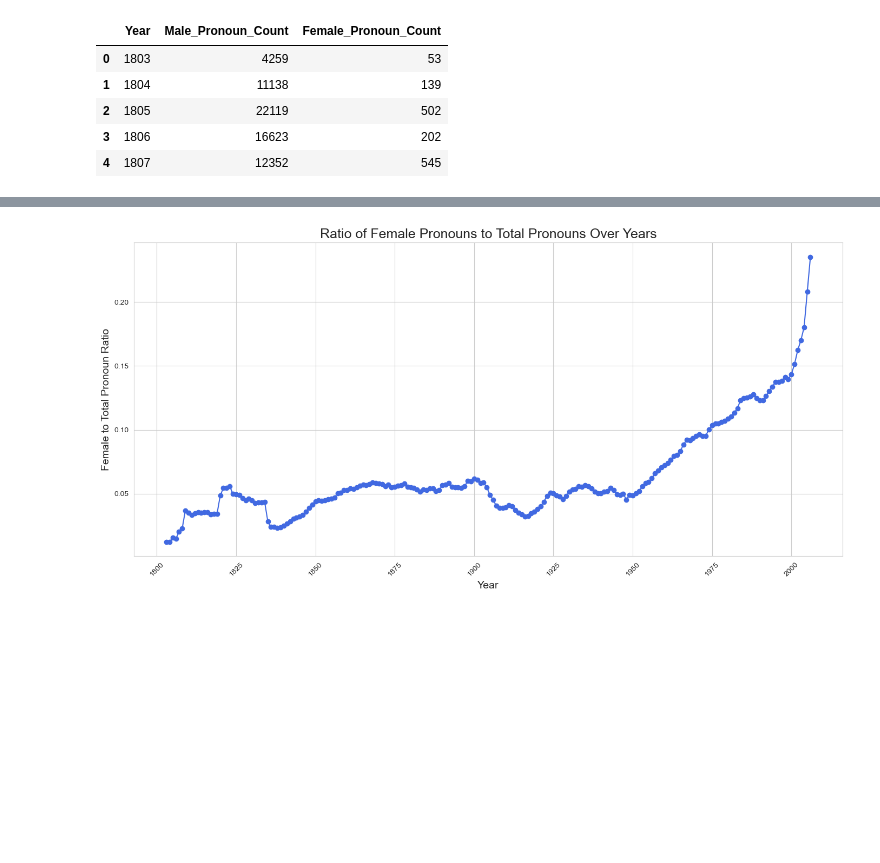
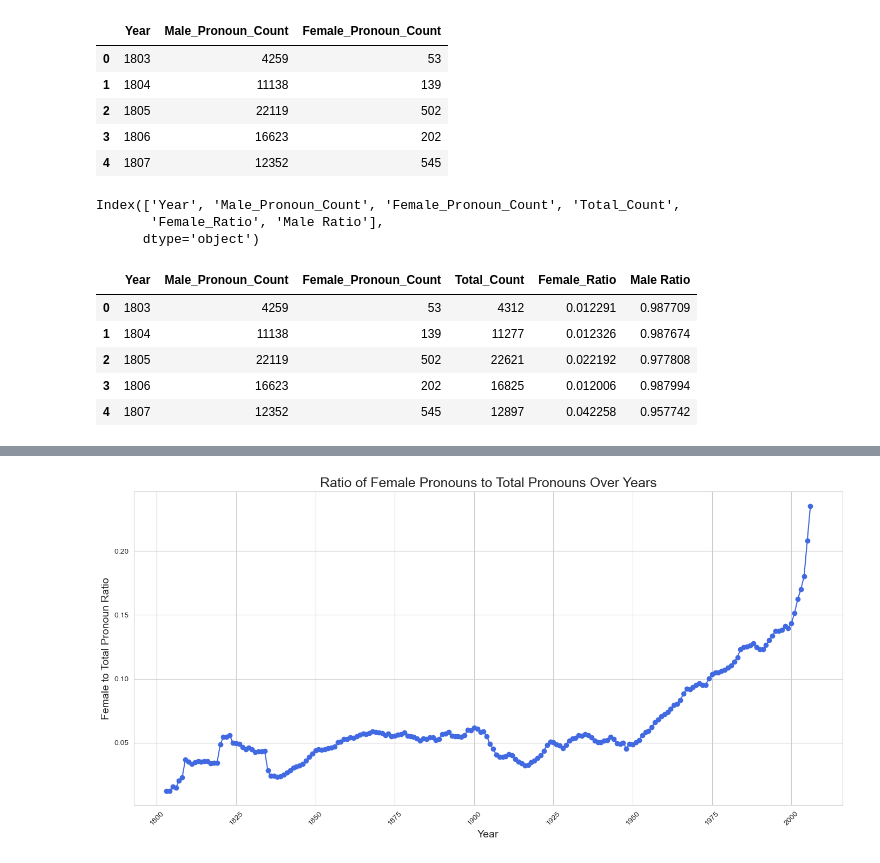
Before and after one commit to xssti/Analysis-of-gender-perception, a Jupyter notebook: ADS-2/Jupyter-Notebooks/Pronoun-count.ipynb, the cells around one changed output, grey strips where cells are left out. Cells and saved outputs as stored; diff of their text form; code cells hidden in the pictures; blank space fills up the shorter version.

```diff
--- a/ADS-2/Jupyter-Notebooks/Pronoun-count.ipynb
+++ b/ADS-2/Jupyter-Notebooks/Pronoun-count.ipynb
@@ -345 +346,16 @@ df['Female_Ratio'] = df['Female_Pronoun_Count'] / df['Total_Count']
+# %%
+print(df.columns)
+# %% [output]
+Index(['Year', 'Male_Pronoun_Count', 'Female_Pronoun_Count', 'Total_Count',
+       'Female_Ratio', 'Male Ratio'],
+      dtype='object')
+# %%
+df.head(5)
+# %% [output]
+|  | Year | Male_Pronoun_Count | Female_Pronoun_Count | Total_Count | Female_Ratio | Male Ratio |
+| 0 | 1803 | 4259 | 53 | 4312 | 0.012291 | 0.987709 |
+| 1 | 1804 | 11138 | 139 | 11277 | 0.012326 | 0.987674 |
+| 2 | 1805 | 22119 | 502 | 22621 | 0.022192 | 0.977808 |
+| 3 | 1806 | 16623 | 202 | 16825 | 0.012006 | 0.987994 |
+| 4 | 1807 | 12352 | 545 | 12897 | 0.042258 | 0.957742 |
 # %%
```
Also changed, not shown: parts of 2 cells of this notebook.
